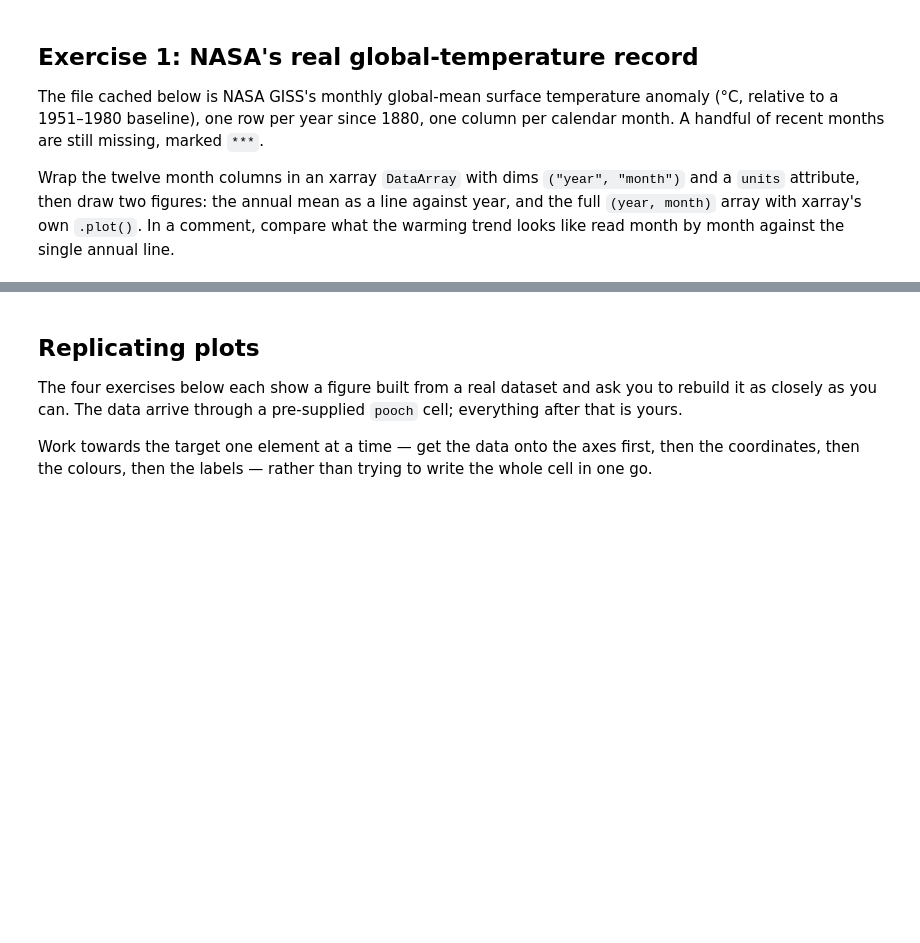
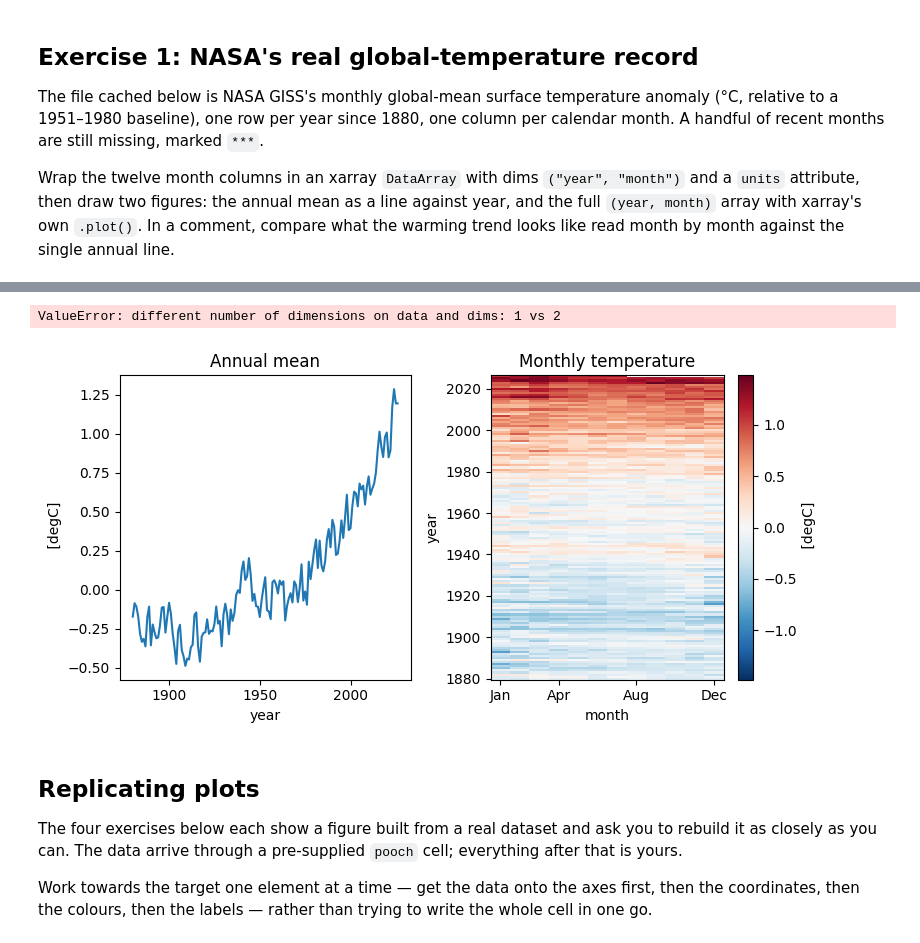
Before and after one commit to NilsChabloz/2026_Intro_Python, a Jupyter notebook: live/part-I/1.4-matplotlib-and-xarray-environmental-exercises.ipynb, the cells around one changed output, grey strips where cells are left out. Drawn from its saved outputs; the diff is of its cells as text; code cells hidden in the pictures; blank space fills up the shorter version.

```diff
--- a/live/part-I/1.4-matplotlib-and-xarray-environmental-exercises.ipynb
+++ b/live/part-I/1.4-matplotlib-and-xarray-environmental-exercises.ipynb
@@ -49 +51,77 @@ path = pooch.retrieve(
+# %%
+import xarray as xr
+fl = np.genfromtxt(path, skip_header=1, delimiter=",", names=True, missing_values="***", filling_values=np.nan)
+# print(fl)
+
+temp_celsius = xr.DataArray(fl, dims=('year', 'month'), attrs={'units': 'degC'})
+# %% [output]
+ValueError: different number of dimensions on data and dims: 1 vs 2
+# %%
+import xarray as xr
+
+#N: Importing the txt file to fl:
+fl = np.genfromtxt(path, skip_header=1, delimiter=",", names=True, missing_values="***", filling_values=np.nan)
+# print(fl)
+
+# -------------------------------------------
+#N: Organising the array with the months side by side,
+#N: giving us a (year, month) array:
+
+fl_stacked = np.column_stack((fl["Jan"], fl["Feb"], fl['Mar'], fl['Apr'], fl['May'], fl['Jun'], fl['Jul'], fl['Aug'], fl['Sep'], fl['Oct'], fl['Nov'], fl["Dec"]))
+temp_celsius = xr.DataArray(fl_stacked, dims=('year', 'month'), attrs={'units': 'degC'})
+# print(temp_celsius)
+
+# -------------------------------------------
+#N: Adding the coordinates for the DataArray:
+
+temp_celsius = xr.DataArray(fl_stacked, dims=('year', 'month'), coords={'year': fl['Year'], 'month': np.arange(1, 13)}, attrs={'units': 'degC'})
+# print(temp_celsius)
+
+
+# In a comment, compare what the warming trend looks
+# like read month by month against the single annual line.
+
+# -------------------------------------------
+#N: Plotting the annual mean and monthly temperature
+
+fig, axes = plt.subplots(figsize=(8, 4), ncols = 2)
+temp_celsius.mean(dim="month").plot(ax=axes[0])
+temp_celsius.plot(ax=axes[1])
+axes[0].set_title('Annual mean')
+axes[1].set_title('Monthly temperature')
+axes[1].set_xticks([1, 4, 8, 12])
+axes[1].set_xticklabels(["Jan", "Apr", "Aug", "Dec"])
+plt.tight_layout()
+plt.show()
+
+# -------------------------------------------
+#N: Comparing the warming trend read month by month vs the annual mean:
+
+#N: The annual mean show a strong rise from 1880 at around -0.25 degC to
+#N: +1.2 degc in recent years, with aAveraging removes most of the month to month noise, so the
+#N: trend and its timing are easy to read, but the seasonal detail is lost.
+#
+#N: Monthly heatmap (right): the same trend appears as a shift from blue
+#N: (bottom) to red (top), and the colour bands are mostly horizontal,
+#N: meaning the warming affects all months rather than a single season.
+#N: Individual months are noisier and reach larger extremes (colour scale
+#N: from about -1.1 to +1.5 degC) than the annual mean ever does, so some
+#N: single months are much warmer or colder than their year as a whole.
+#N: Isolated warm or cold months (e.g. scattered blue cells in the early
+#N: 1900s, red cells around the 1940s) are visible here but get smoothed
+#N: out in the annual line.
+#
+#N: In short: the annual line shows the trend clearly, the heatmap shows
+#N: that the trend is consistent across the year and how much variability
+#N: hides inside each annual value.
+#
+#N: Caveats:
+#N: - Values are temperature anomalies relative to a reference period,
+#N:   not absolute temperatures, even though the unit reads "degC".
+#N: - xarray's .mean() skips NaN by default for float data, so if the last
+#N:   year is incomplete ("***" filled with NaN), its annual mean is based
+#N:   only on the available months and is not directly comparable to full
+#N:   years. This may explain the flat last point on the left panel.
+# %% [output]
+[figure, added]
 # %%
```
Also changed, not shown: parts of 2 cells of this notebook.
